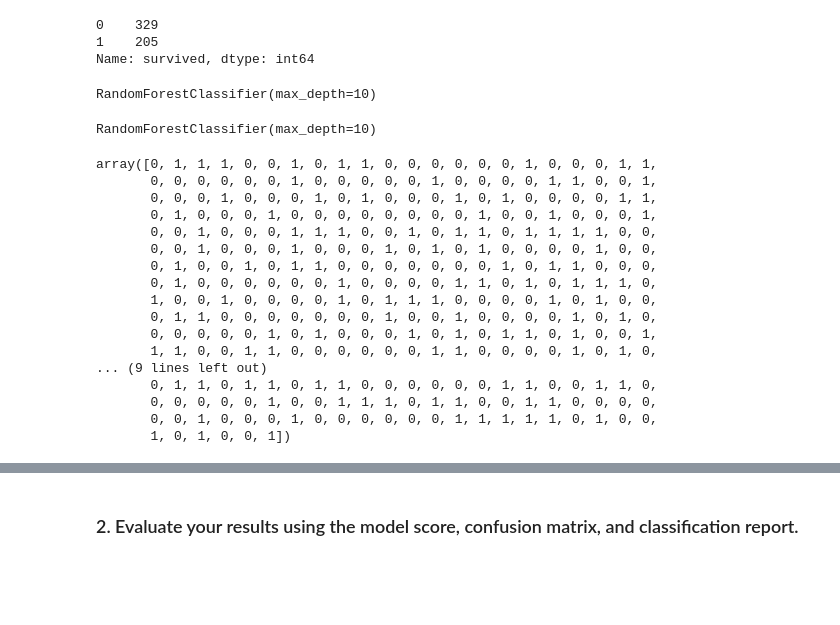
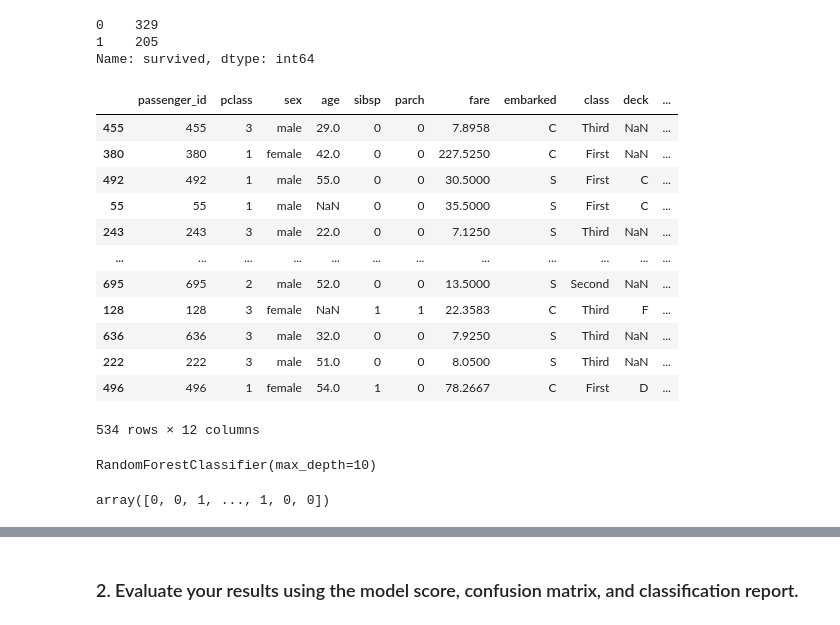
Before and after one commit to patrickamwayi/classification-exercises, a Jupyter notebook: model.ipynb, the cells around one changed output, grey strips where cells are left out. Cells and saved outputs as stored; diff of their text form; code cells hidden in the pictures; blank space fills up the shorter version.

```diff
--- a/model.ipynb
+++ b/model.ipynb
@@ -782,7 +812,20 @@ Name: survived, dtype: int64
+# %%
+X_titanic_train
+# %% [output]
+|  | passenger_id | pclass | sex | age | sibsp | parch | fare | embarked | class | deck | ... |
+| 455 | 455 | 3 | male | 29.0 | 0 | 0 | 7.8958 | C | Third | NaN | ... |
+| 380 | 380 | 1 | female | 42.0 | 0 | 0 | 227.5250 | C | First | NaN | ... |
+| 492 | 492 | 1 | male | 55.0 | 0 | 0 | 30.5000 | S | First | C | ... |
+| 55 | 55 | 1 | male | NaN | 0 | 0 | 35.5000 | S | First | C | ... |
+| 243 | 243 | 3 | male | 22.0 | 0 | 0 | 7.1250 | S | Third | NaN | ... |
+| ... | ... | ... | ... | ... | ... | ... | ... | ... | ... | ... | ... |
+| 695 | 695 | 2 | male | 52.0 | 0 | 0 | 13.5000 | S | Second | NaN | ... |
+| 128 | 128 | 3 | female | NaN | 1 | 1 | 22.3583 | C | Third | F | ... |
+| 636 | 636 | 3 | male | 32.0 | 0 | 0 | 7.9250 | S | Third | NaN | ... |
+| 222 | 222 | 3 | male | 51.0 | 0 | 0 | 8.0500 | S | Third | NaN | ... |
+| 496 | 496 | 1 | female | 54.0 | 1 | 0 | 78.2667 | C | First | D | ... |
+534 rows × 12 columns
 # %%
-#create an object
+# make the thing
 rf = RandomForestClassifier(min_samples_leaf = 1, max_depth = 10)
-rf.fit(X_titanic_train, y_titanic_train)
-# %% [output]
-RandomForestClassifier(max_depth=10)
 # %%
@@ -791,23 +834,9 @@ rf.fit(X_titanic_train, y_titanic_train)
 # %% [output]
 RandomForestClassifier(max_depth=10)
 # %%
-#predict
-rf.predict(X_titanic_train)
+# use the thing
+y_pred = rf.predict(X_telco_train)
-# %% [output]
-array([0, 1, 1, 1, 0, 0, 1, 0, 1, 1, 0, 0, 0, 0, 0, 0, 1, 0, 0, 0, 1, 1,
-       0, 0, 0, 0, 0, 0, 1, 0, 0, 0, 0, 0, 1, 0, 0, 0, 0, 1, 1, 0, 0, 1,
-       0, 0, 0, 1, 0, 0, 0, 1, 0, 1, 0, 0, 0, 1, 0, 1, 0, 0, 0, 0, 1, 1,
-       0, 1, 0, 0, 0, 1, 0, 0, 0, 0, 0, 0, 0, 0, 1, 0, 0, 1, 0, 0, 0, 1,
-       0, 0, 1, 0, 0, 0, 1, 1, 1, 0, 0, 1, 0, 1, 1, 0, 1, 1, 1, 1, 0, 0,
-       0, 0, 1, 0, 0, 0, 1, 0, 0, 0, 1, 0, 1, 0, 1, 0, 0, 0, 0, 1, 0, 0,
-       0, 1, 0, 0, 1, 0, 1, 1, 0, 0, 0, 0, 0, 0, 0, 1, 0, 1, 1, 0, 0, 0,
-       0, 1, 0, 0, 0, 0, 0, 0, 1, 0, 0, 0, 0, 1, 1, 0, 1, 0, 1, 1, 1, 0,
-       1, 0, 0, 1, 0, 0, 0, 0, 1, 0, 1, 1, 1, 0, 0, 0, 0, 1, 0, 1, 0, 0,
-       0, 1, 1, 0, 0, 0, 0, 0, 0, 0, 1, 0, 0, 1, 0, 0, 0, 0, 1, 0, 1, 0,
-       0, 0, 0, 0, 0, 1, 0, 1, 0, 0, 0, 1, 0, 1, 0, 1, 1, 0, 1, 0, 0, 1,
-       1, 1, 0, 0, 1, 1, 0, 0, 0, 0, 0, 0, 1, 1, 0, 0, 0, 0, 1, 0, 1, 0,
-... (9 lines left out)
-       0, 1, 1, 0, 1, 1, 0, 1, 1, 0, 0, 0, 0, 0, 0, 1, 1, 0, 0, 1, 1, 0,
-       0, 0, 0, 0, 0, 1, 0, 0, 1, 1, 1, 0, 1, 1, 0, 0, 1, 1, 0, 0, 0, 0,
-       0, 0, 1, 0, 0, 0, 1, 0, 0, 0, 0, 0, 0, 1, 1, 1, 1, 1, 0, 1, 0, 0,
-       1, 0, 1, 0, 0, 1])
+# %%
+y_pred
+# %% [output]
+array([0, 0, 1, ..., 1, 0, 0])
```
Also changed, not shown: parts of 79 cells of this notebook.
